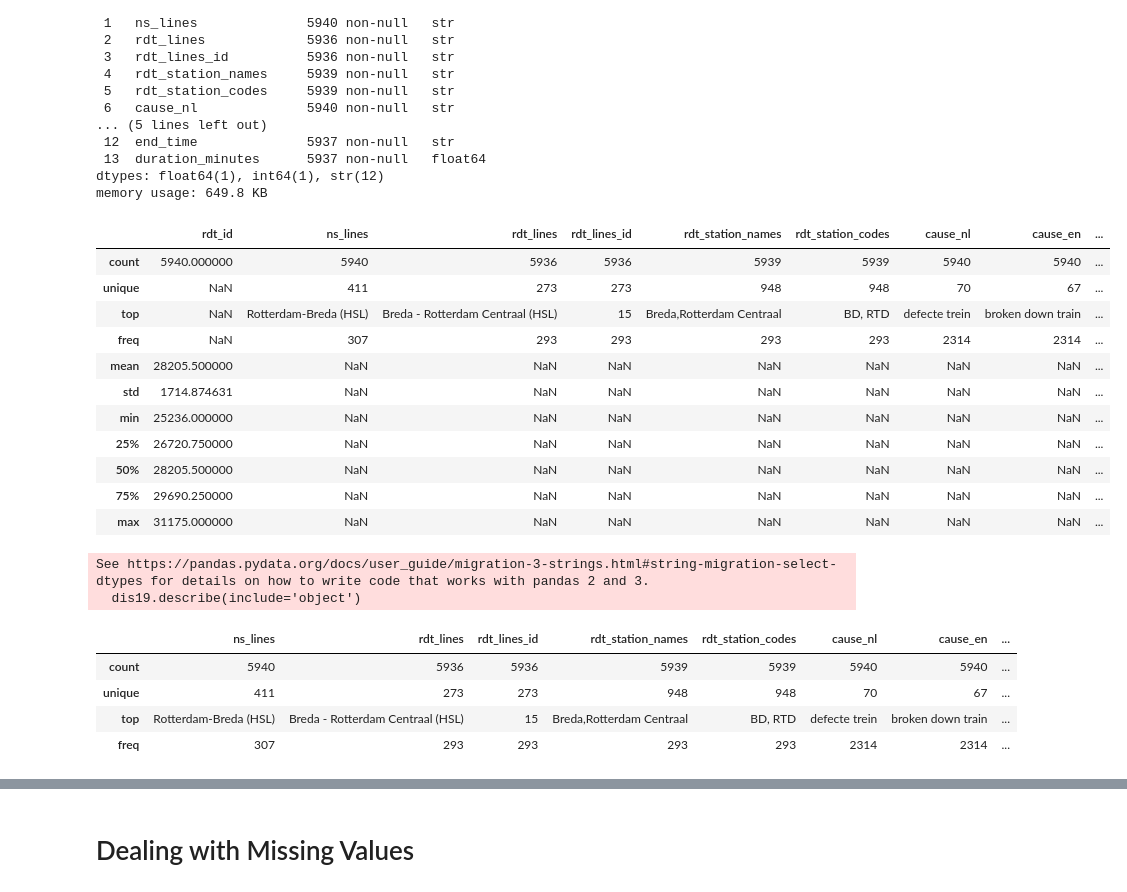
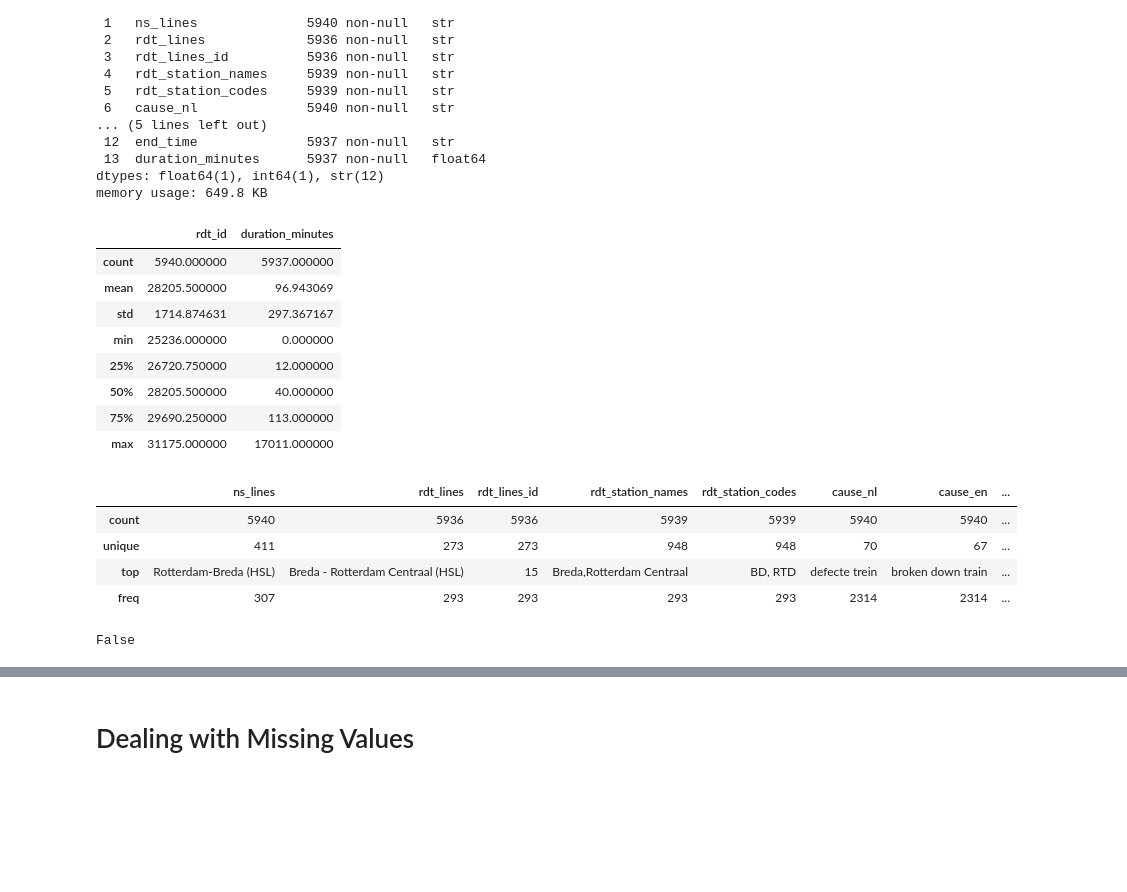
Before and after one commit to ywang0202/master_thesis, a Jupyter notebook: eda_disruptions.ipynb, the cells around one changed output, grey strips where cells are left out. Drawn from its saved outputs; the diff is of its cells as text; code cells hidden in the pictures; blank space fills up the shorter version.

```diff
--- a/eda_disruptions.ipynb
+++ b/eda_disruptions.ipynb
@@ -34,27 +34,29 @@ Data columns (total 14 columns):
 dtypes: float64(1), int64(1), str(12)
 memory usage: 649.8 KB
 # %%
-dis19.describe(include='all')
+# Display summary statistics for numerical columns
+dis19.describe()
 # %% [output]
-|  | rdt_id | ns_lines | rdt_lines | rdt_lines_id | rdt_station_names | rdt_station_codes | cause_nl | cause_en | ... |
-| count | 5940.000000 | 5940 | 5936 | 5936 | 5939 | 5939 | 5940 | 5940 | ... |
-| unique | NaN | 411 | 273 | 273 | 948 | 948 | 70 | 67 | ... |
-| top | NaN | Rotterdam-Breda (HSL) | Breda - Rotterdam Centraal (HSL) | 15 | Breda,Rotterdam Centraal | BD, RTD | defecte trein | broken down train | ... |
-| freq | NaN | 307 | 293 | 293 | 293 | 293 | 2314 | 2314 | ... |
-| mean | 28205.500000 | NaN | NaN | NaN | NaN | NaN | NaN | NaN | ... |
-| std | 1714.874631 | NaN | NaN | NaN | NaN | NaN | NaN | NaN | ... |
-| min | 25236.000000 | NaN | NaN | NaN | NaN | NaN | NaN | NaN | ... |
-| 25% | 26720.750000 | NaN | NaN | NaN | NaN | NaN | NaN | NaN | ... |
-| 50% | 28205.500000 | NaN | NaN | NaN | NaN | NaN | NaN | NaN | ... |
-| 75% | 29690.250000 | NaN | NaN | NaN | NaN | NaN | NaN | NaN | ... |
-| max | 31175.000000 | NaN | NaN | NaN | NaN | NaN | NaN | NaN | ... |
+|  | rdt_id | duration_minutes |
+| count | 5940.000000 | 5937.000000 |
+| mean | 28205.500000 | 96.943069 |
+| std | 1714.874631 | 297.367167 |
+| min | 25236.000000 | 0.000000 |
+| 25% | 26720.750000 | 12.000000 |
+| 50% | 28205.500000 | 40.000000 |
+| 75% | 29690.250000 | 113.000000 |
+| max | 31175.000000 | 17011.000000 |
 # %%
-dis19.describe(include='object')
+# Display summary for categorical columns
+dis19.describe(include=["object", "string", "category"])
 # %% [output]
-See https://pandas.pydata.org/docs/user_guide/migration-3-strings.html#string-migration-select-dtypes for details on how to write code that works with pandas 2 and 3.
-  dis19.describe(include='object')
 |  | ns_lines | rdt_lines | rdt_lines_id | rdt_station_names | rdt_station_codes | cause_nl | cause_en | ... |
 | count | 5940 | 5936 | 5936 | 5939 | 5939 | 5940 | 5940 | ... |
 | unique | 411 | 273 | 273 | 948 | 948 | 70 | 67 | ... |
 | top | Rotterdam-Breda (HSL) | Breda - Rotterdam Centraal (HSL) | 15 | Breda,Rotterdam Centraal | BD, RTD | defecte trein | broken down train | ... |
 | freq | 307 | 293 | 293 | 293 | 293 | 2314 | 2314 | ... |
+# %%
+# Check if cause_en and statistical_cause_en columns are equal
+dis19['cause_en'].equals(dis19['statistical_cause_en'])
+# %% [output]
+False
```
Also changed, not shown: parts of 27 cells of this notebook, 3 other files.
